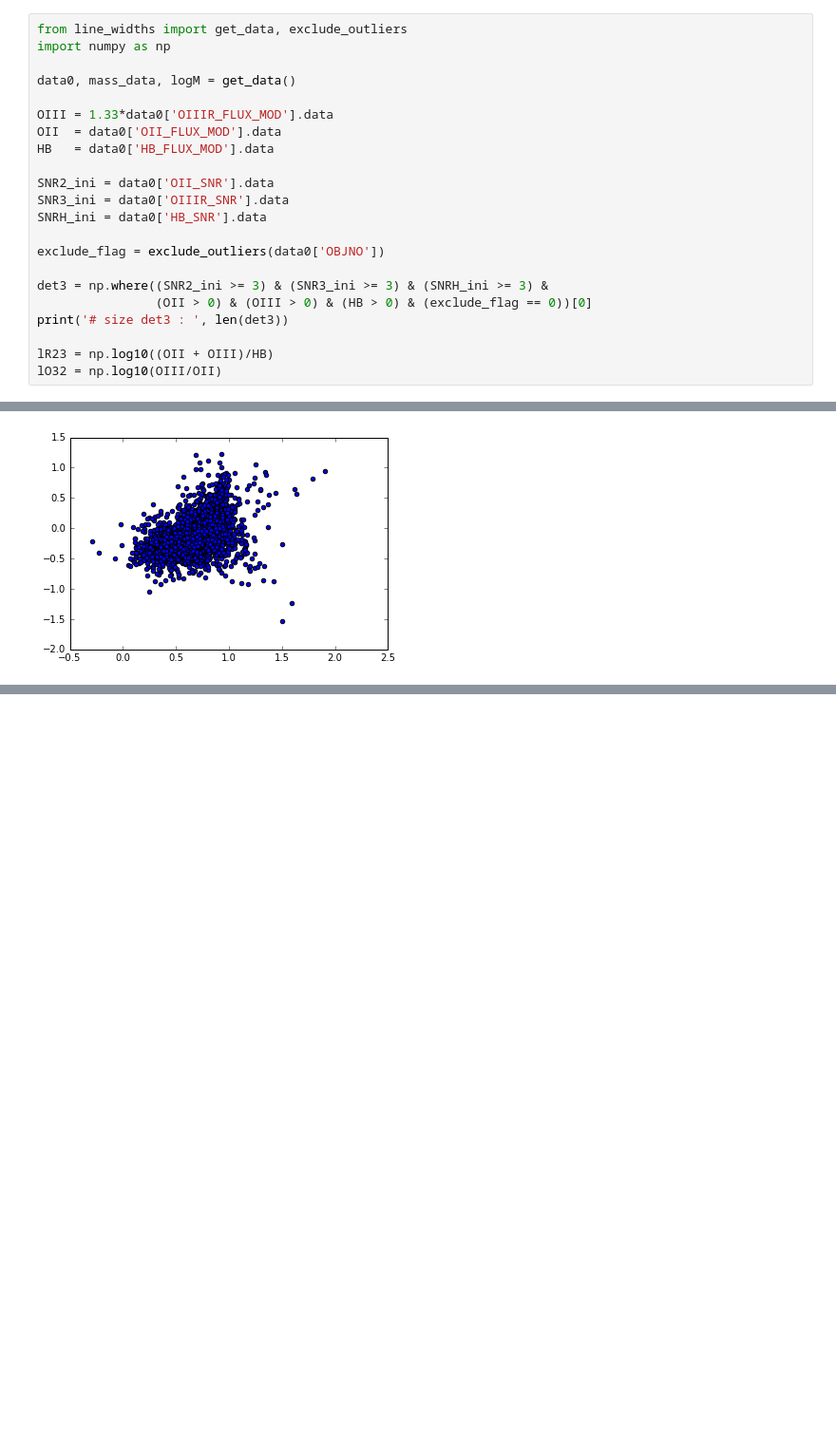
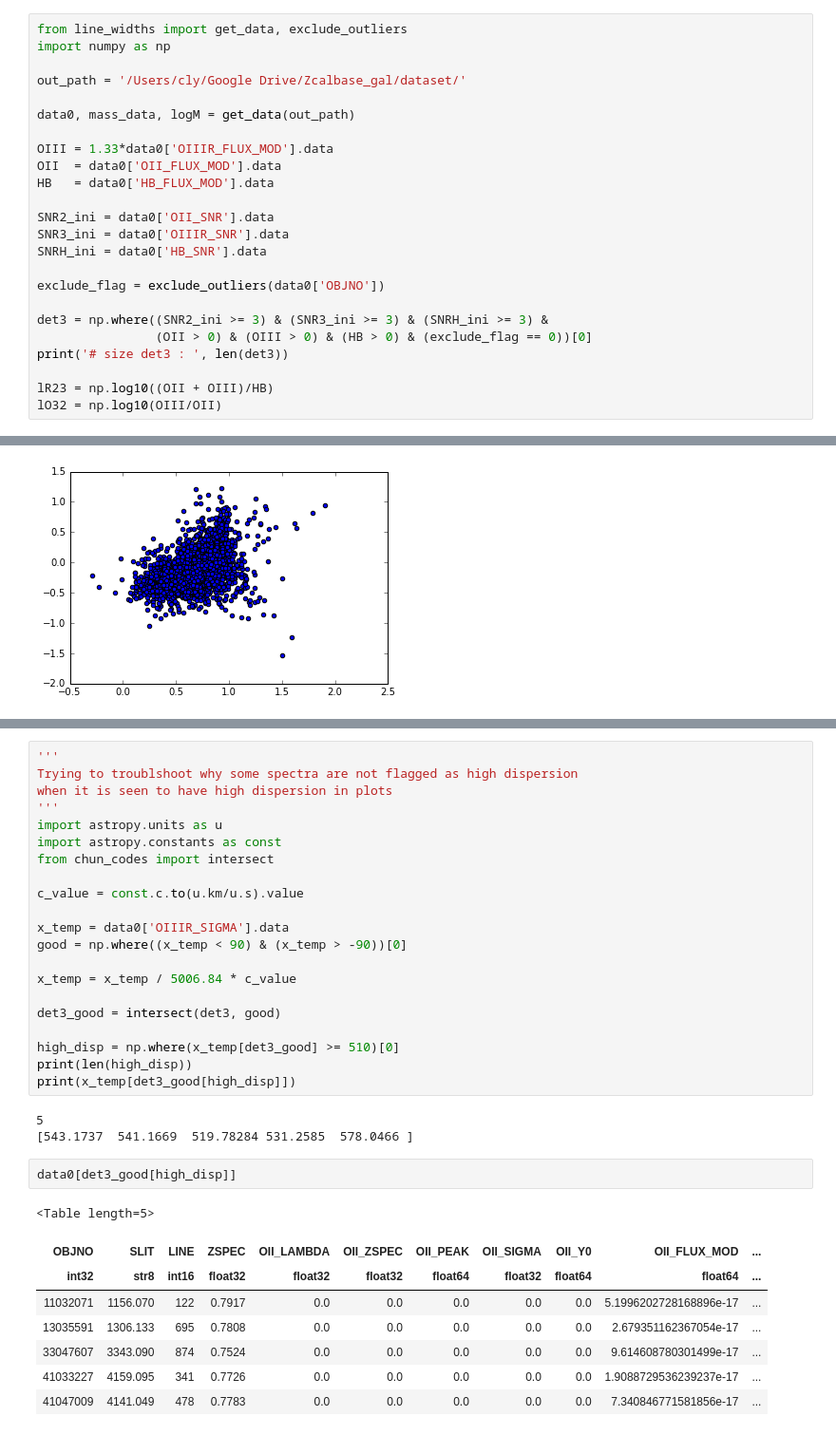
Before and after one commit to astrochun/Zcalbase_gal, a Jupyter notebook: Analysis/sample_debugging.ipynb, the cells around one changed output, grey strips where cells are left out. Shown at 95% size. Saved outputs shown, nothing was run; the diff lists cells and outputs as text; blank space fills up the shorter version.

Commit message:
Analysis.sample_debugging: Troubleshoot high dispersion cases

```diff
--- a/Analysis/sample_debugging.ipynb
+++ b/Analysis/sample_debugging.ipynb
@@ -2,7 +2,9 @@
 from line_widths import get_data, exclude_outliers
 import numpy as np
 
-data0, mass_data, logM = get_data()
+out_path = '/Users/cly/Google Drive/Zcalbase_gal/dataset/'
+
+data0, mass_data, logM = get_data(out_path)
 
 OIII = 1.33*data0['OIIIR_FLUX_MOD'].data
 OII  = data0['OII_FLUX_MOD'].data
@@ -75,3 +78,38 @@ data0[det3][high_R23]
 | 41053567 | 4144.108 | 531 | 0.7445 | 0.0 | 0.0 | 0.0 | 0.0 | 0.0 | 2.519056132799588e-17 | ... |
 | 42036133 | 4254.044 | 840 | 0.8293 | 0.0 | 0.0 | 0.0 | 0.0 | 0.0 | 4.800712753285437e-17 | ... |
 | 42040654 | 4244.035 | 880 | 0.7848 | 0.0 | 0.0 | 0.0 | 0.0 | 0.0 | 3.0086231768624444e-16 | ... |
+# %%
+'''
+Trying to troublshoot why some spectra are not flagged as high dispersion
+when it is seen to have high dispersion in plots
+'''
+import astropy.units as u
+import astropy.constants as const
+from chun_codes import intersect
+
+c_value = const.c.to(u.km/u.s).value
+
+x_temp = data0['OIIIR_SIGMA'].data
+good = np.where((x_temp < 90) & (x_temp > -90))[0]
+
+x_temp = x_temp / 5006.84 * c_value
+
+det3_good = intersect(det3, good)
+
+high_disp = np.where(x_temp[det3_good] >= 510)[0]
+print(len(high_disp))
+print(x_temp[det3_good[high_disp]])
+# %% [output]
+5
+[543.1737  541.1669  519.78284 531.2585  578.0466 ]
+# %%
+data0[det3_good[high_disp]]
+# %% [output]
+<Table length=5>
+| OBJNO | SLIT | LINE | ZSPEC | OII_LAMBDA | OII_ZSPEC | OII_PEAK | OII_SIGMA | OII_Y0 | OII_FLUX_MOD | ... |
+| int32 | str8 | int16 | float32 | float32 | float32 | float64 | float32 | float64 | float64 | ... |
+| 11032071 | 1156.070 | 122 | 0.7917 | 0.0 | 0.0 | 0.0 | 0.0 | 0.0 | 5.1996202728168896e-17 | ... |
+| 13035591 | 1306.133 | 695 | 0.7808 | 0.0 | 0.0 | 0.0 | 0.0 | 0.0 | 2.679351162367054e-17 | ... |
+| 33047607 | 3343.090 | 874 | 0.7524 | 0.0 | 0.0 | 0.0 | 0.0 | 0.0 | 9.614608780301499e-17 | ... |
+| 41033227 | 4159.095 | 341 | 0.7726 | 0.0 | 0.0 | 0.0 | 0.0 | 0.0 | 1.9088729536239237e-17 | ... |
+| 41047009 | 4141.049 | 478 | 0.7783 | 0.0 | 0.0 | 0.0 | 0.0 | 0.0 | 7.340846771581856e-17 | ... |
```
Also changed, not shown: parts of 2 cells of this notebook.
